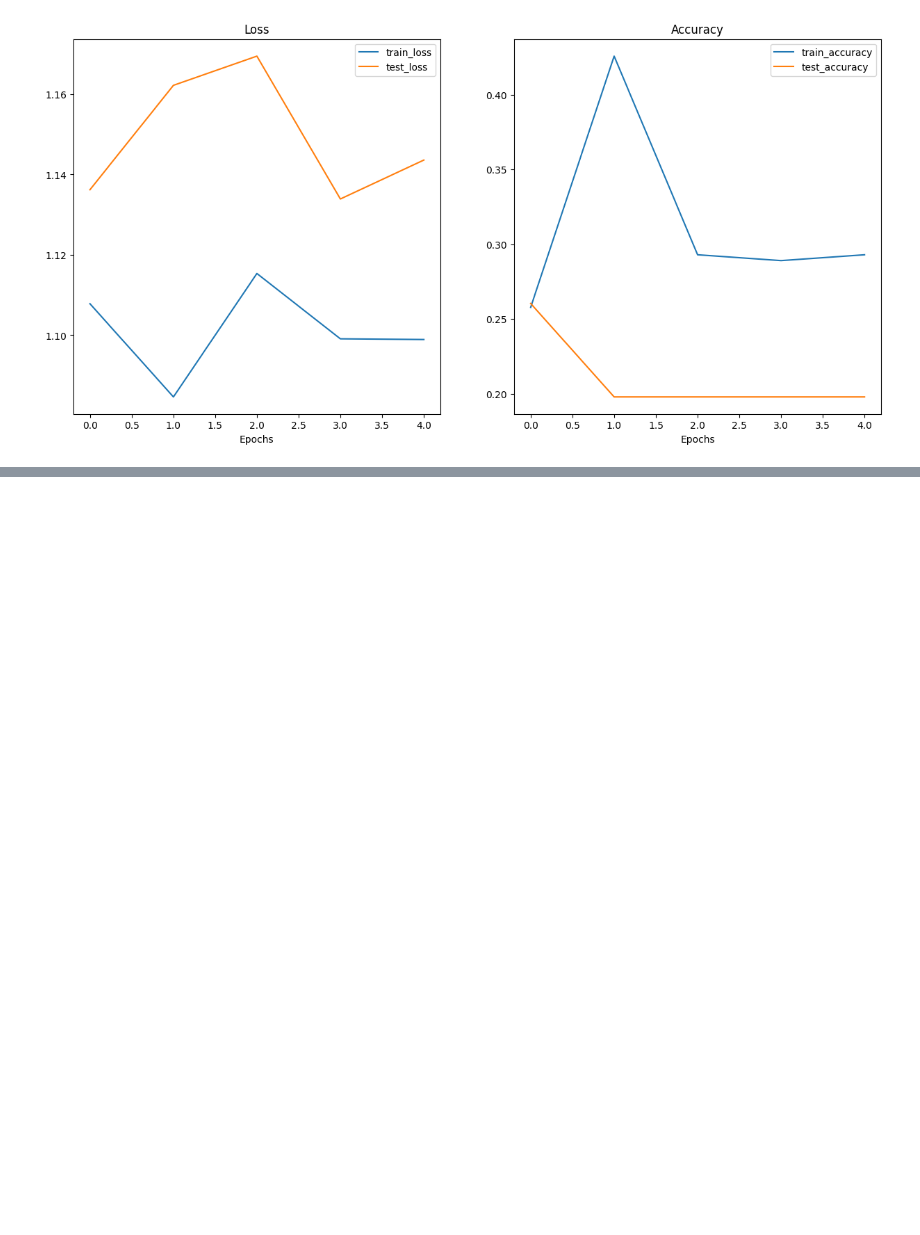
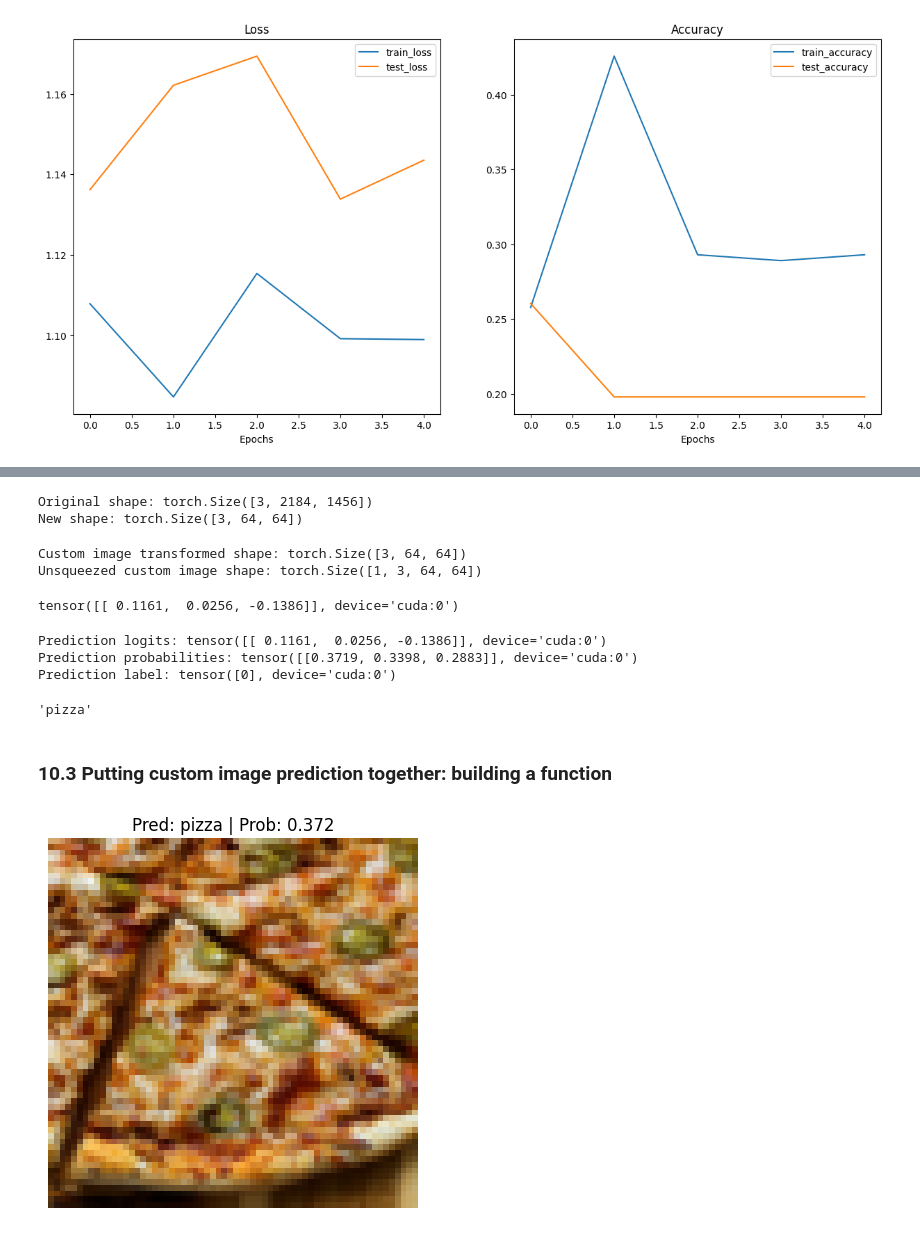
Before and after one commit to ShivajiMallela/Deep-learning-with-Pytorch, a Jupyter notebook: 05_PyTorch_custom_datasets.ipynb, the cells around one changed output, grey strips where cells are left out. Drawn from its saved outputs; the diff is of its cells as text; code cells hidden in the pictures; blank space fills up the shorter version.

```diff
--- a/05_PyTorch_custom_datasets.ipynb
+++ b/05_PyTorch_custom_datasets.ipynb
@@ -866,0 +1147,57 @@ plot_loss_curves(model_0_results)
+# %%
+# Create transform pipleine to resize image
+custom_image_transform = transforms.Compose([
+    transforms.Resize((64, 64)),
+])
+
+# Transform target image
+custom_image_transformed = custom_image_transform(custom_image)
+
+# Print out original shape and new shape
+print(f"Original shape: {custom_image.shape}")
+print(f"New shape: {custom_image_transformed.shape}")
+# %% [output]
+Original shape: torch.Size([3, 2184, 1456])
+New shape: torch.Size([3, 64, 64])
+# %%
+model_1.eval()
+with torch.inference_mode():
+    # Add an extra dimension to image
+    custom_image_transformed_with_batch_size = custom_image_transformed.unsqueeze(dim=0)
+
+    # Print out different shapes
+    print(f"Custom image transformed shape: {custom_image_transformed.shape}")
+    print(f"Unsqueezed custom image shape: {custom_image_transformed_with_batch_size.shape}")
+
+    # Make a prediction on image with an extra dimension
+    custom_image_pred = model_1(custom_image_transformed.unsqueeze(dim=0).to(device))
+# %% [output]
+Custom image transformed shape: torch.Size([3, 64, 64])
+Unsqueezed custom image shape: torch.Size([1, 3, 64, 64])
+# %%
+custom_image_pred
+# %% [output]
+tensor([[ 0.1161,  0.0256, -0.1386]], device='cuda:0')
+# %%
+# Print out prediction logits
+print(f"Prediction logits: {custom_image_pred}")
+
+# Convert logits -> prediction probabilities (using torch.softmax() for multi-class classification)
+custom_image_pred_probs = torch.softmax(custom_image_pred, dim=1)
+print(f"Prediction probabilities: {custom_image_pred_probs}")
+
+# Convert prediction probabilities -> prediction labels
+custom_image_pred_label = torch.argmax(custom_image_pred_probs, dim=1)
+print(f"Prediction label: {custom_image_pred_label}")
+# %% [output]
+Prediction logits: tensor([[ 0.1161,  0.0256, -0.1386]], device='cuda:0')
+Prediction probabilities: tensor([[0.3719, 0.3398, 0.2883]], device='cuda:0')
+Prediction label: tensor([0], device='cuda:0')
+# %%
+# Find the predicted label
+custom_image_pred_class = class_names[custom_image_pred_label.cpu()] # put pred label to CPU, otherwise will error
+custom_image_pred_class
+# %% [output]
+'pizza'
+# %% [markdown]
+### 10.3 Putting custom image prediction together: building a function
@@ -866,0 +1248,9 @@ plot_loss_curves(model_0_results)
+# %%
+# Pred on our custom image
+pred_and_plot_image(model=model_1,
+                    image_path=custom_image_path,
+                    class_names=class_names,
+                    transform=custom_image_transform,
+                    device=device)
+# %% [output]
+[figure, added]
```
Also changed, not shown: parts of 30 cells of this notebook.
